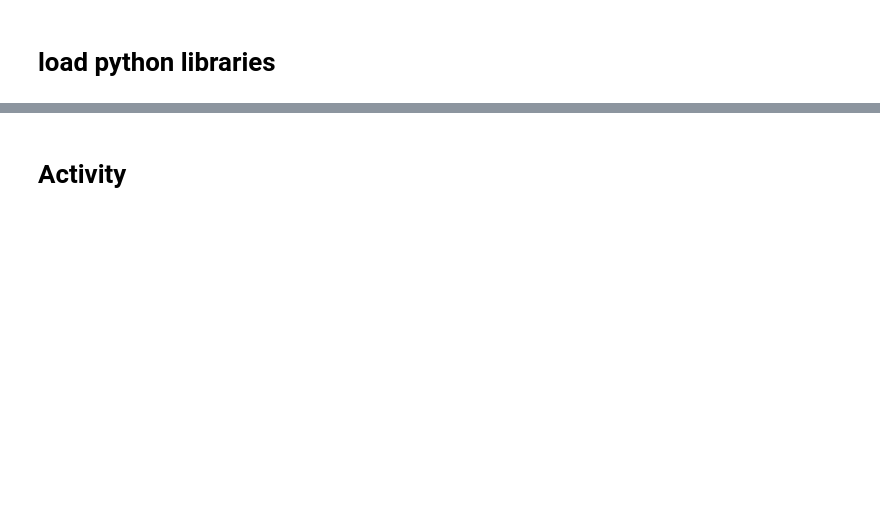
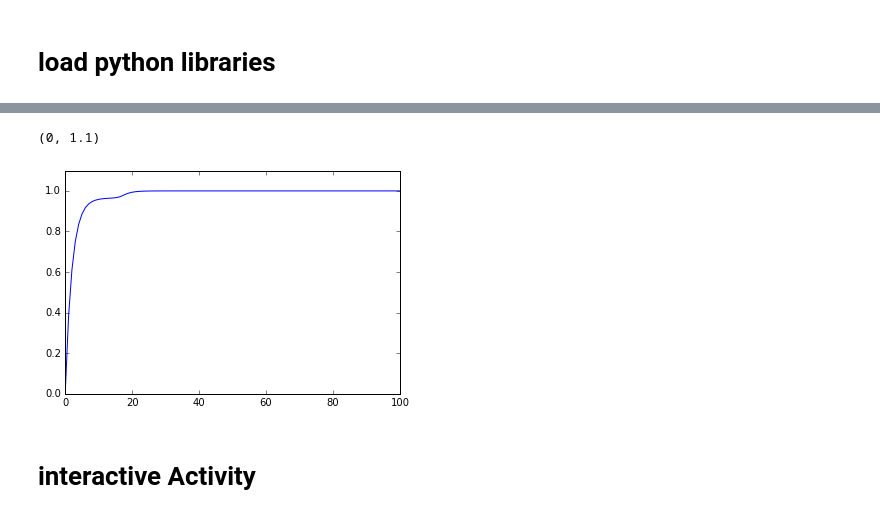
Before and after one commit to GuillaumeNoell/Bioinformatics---EASI-EPOC, a Jupyter notebook: math_model.ipynb, the cells around one changed output, grey strips where cells are left out. Saved outputs shown, nothing was run; the diff lists cells and outputs as text; code cells hidden in the pictures; blank space fills up the shorter version.

```diff
--- a/math_model.ipynb
+++ b/math_model.ipynb
@@ -78,2 +145,8 @@ years, E_values = E.result
+# %%
+plt.plot(years, A_values)
+plt.ylim([0,1.1])
+# %% [output]
+(0, 1.1)
+[figure, added]
 # %% [markdown]
-# Activity
+# interactive Activity
```
Also changed, not shown: parts of 14 cells of this notebook.
